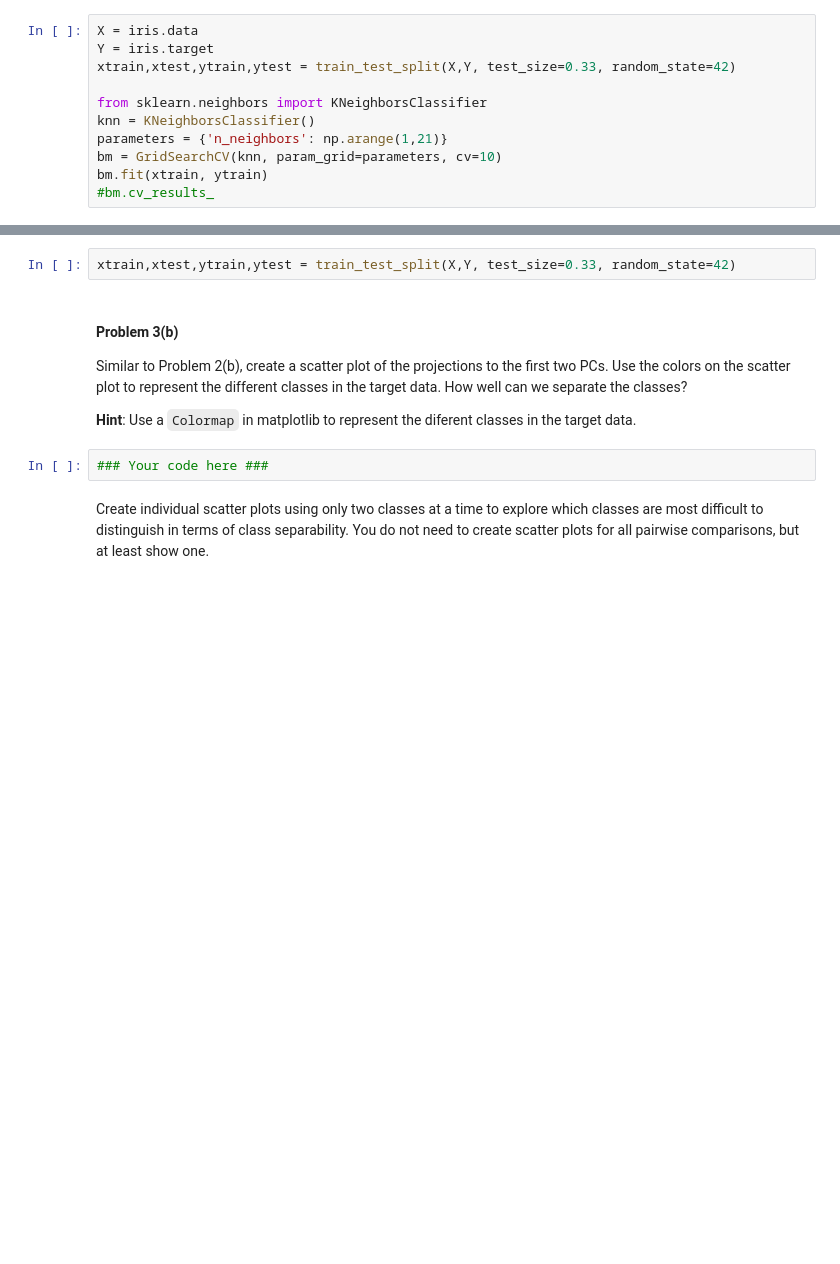
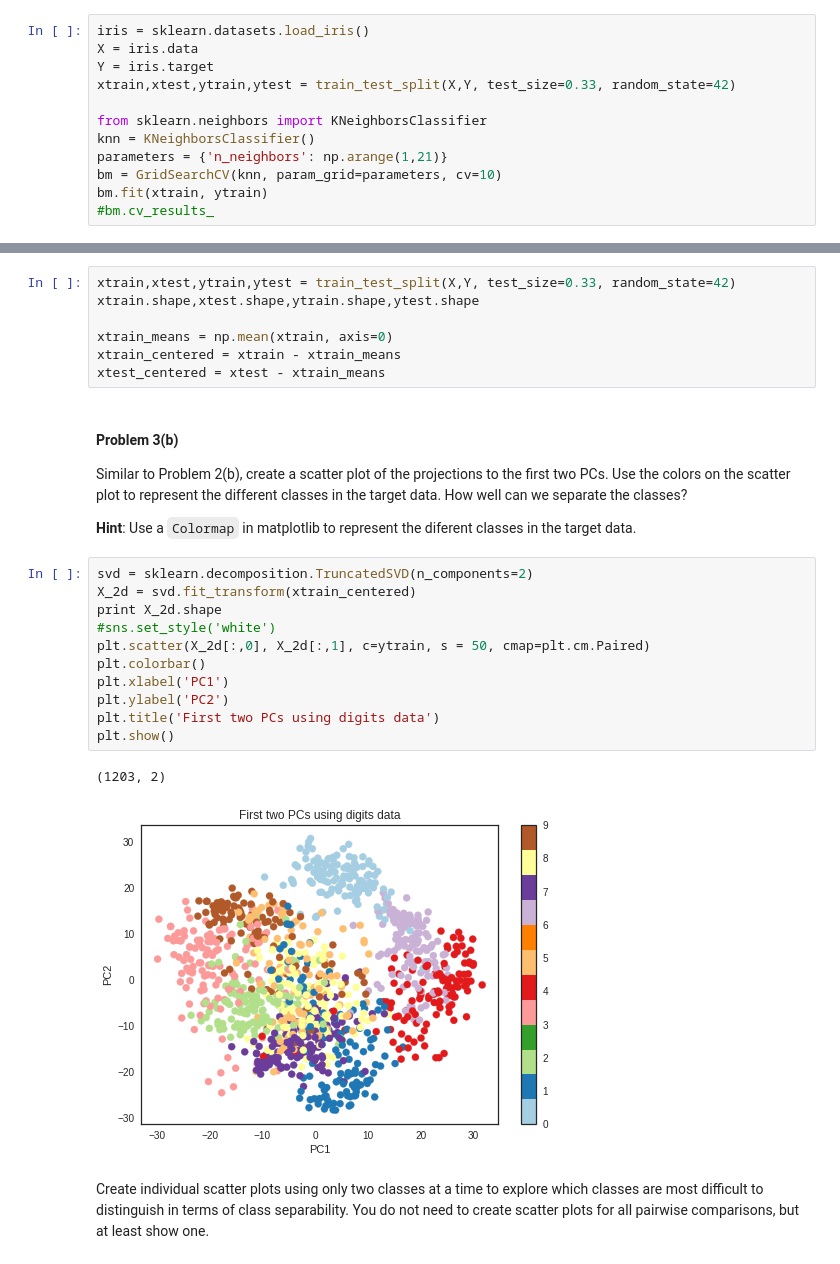
Before and after one commit to ShichengChen/cs109, a Jupyter notebook: 2014-master/homework/HW3.ipynb, the cells around one changed output, grey strips where cells are left out. Cells and saved outputs as stored; diff of their text form; blank space fills up the shorter version.

```diff
--- a/2014-master/homework/HW3.ipynb
+++ b/2014-master/homework/HW3.ipynb
@@ -514,6 +514,7 @@ In the lecture we discussed how to use cross validation to estimate the optimal
 
 **Note**: For your convenience sklearn does not only include the [KNN classifier](http://scikit-learn.org/stable/modules/generated/sklearn.neighbors.KNeighborsClassifier.html), but also a [grid search function](http://scikit-learn.org/stable/modules/generated/sklearn.grid_search.GridSearchCV.html#sklearn.grid_search.GridSearchCV). The function is called grid search, because if you have to optimize more than one parameter, it is common practice to define a range of possible values for each parameter. An exhaustive search then runs over the complete grid defined by all the possible parameter combinations. This can get very computation heavy, but luckily our KNN classifier only requires tuning of a single parameter for this problem set.
 # %%
+iris = sklearn.datasets.load_iris()
 X = iris.data
 Y = iris.target
 xtrain,xtest,ytrain,ytest = train_test_split(X,Y, test_size=0.33, random_state=42)
@@ -598,13 +599,30 @@ print X.shape, Y.shape
 Start with the same steps as in Problem 2. Split the data into train and test set. Use 33% of the samples as test data. Print the dimensions of all the train and test data sets you created.
 # %%
 xtrain,xtest,ytrain,ytest = train_test_split(X,Y, test_size=0.33, random_state=42)
+xtrain.shape,xtest.shape,ytrain.shape,ytest.shape
+
+xtrain_means = np.mean(xtrain, axis=0)
+xtrain_centered = xtrain - xtrain_means
+xtest_centered = xtest - xtrain_means
 # %% [markdown]
 #### Problem 3(b)
 
 Similar to Problem 2(b), create a scatter plot of the projections to the first two PCs.  Use the colors on the scatter plot to represent the different classes in the target data. How well can we separate the classes?
 
 **Hint**: Use a `Colormap` in matplotlib to represent the diferent classes in the target data.
-# %%
-### Your code here ###
+# %%
+svd = sklearn.decomposition.TruncatedSVD(n_components=2)
+X_2d = svd.fit_transform(xtrain_centered)
+print X_2d.shape
+#sns.set_style('white')
+plt.scatter(X_2d[:,0], X_2d[:,1], c=ytrain, s = 50, cmap=plt.cm.Paired)
+plt.colorbar()
+plt.xlabel('PC1')
+plt.ylabel('PC2')
+plt.title('First two PCs using digits data')
+plt.show()
+# %% [output]
+(1203, 2)
+[figure, added]
 # %% [markdown]
 Create individual scatter plots using only two classes at a time to explore which classes are most difficult to distinguish in terms of class separability.  You do not need to create scatter plots for all pairwise comparisons, but at least show one.
```
Also changed, not shown: parts of 8 cells of this notebook.
